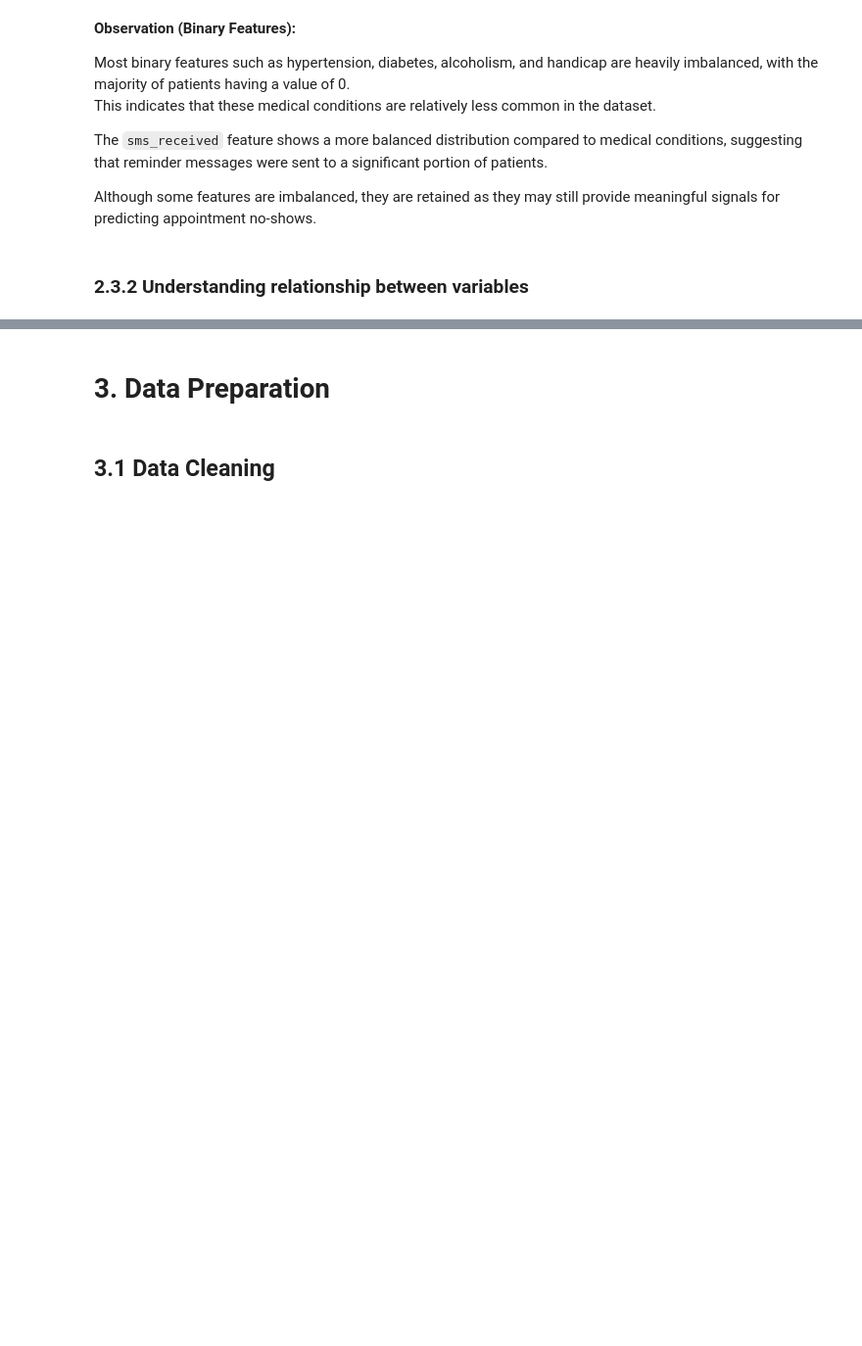
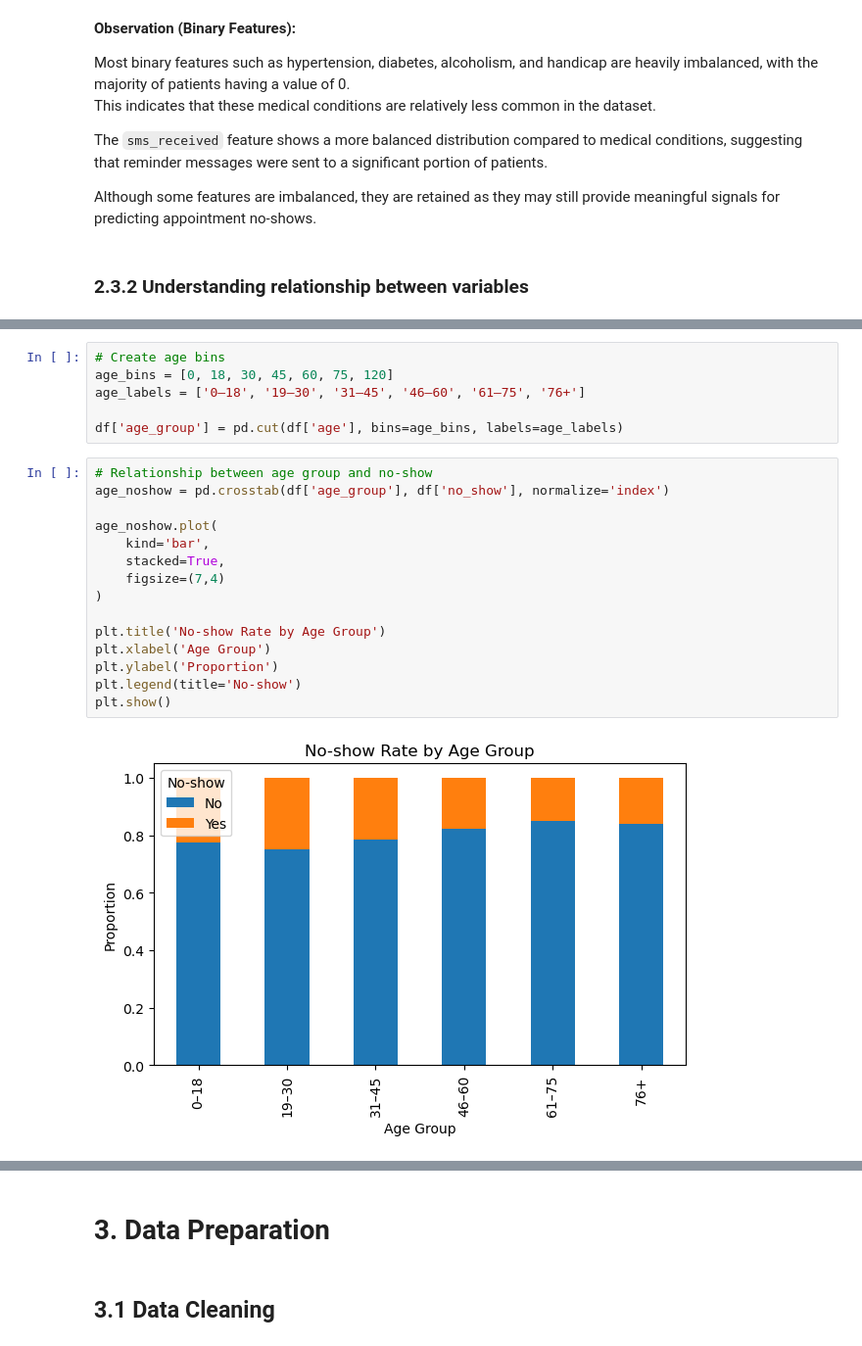
Before and after one commit to 2400024B/Hospital-Appointment-No-Show-MLDP, a Jupyter notebook: notebook/2400024B_hospital_no_show_analysis.ipynb, the cells around one changed output, grey strips where cells are left out. Shown at 98% size. Drawn from its saved outputs; the diff is of its cells as text; blank space fills up the shorter version.

```diff
--- a/notebook/2400024B_hospital_no_show_analysis.ipynb
+++ b/notebook/2400024B_hospital_no_show_analysis.ipynb
@@ -320,0 +390,23 @@ Although some features are imbalanced, they are retained as they may still provi
+# %%
+# Create age bins
+age_bins = [0, 18, 30, 45, 60, 75, 120]
+age_labels = ['0–18', '19–30', '31–45', '46–60', '61–75', '76+']
+
+df['age_group'] = pd.cut(df['age'], bins=age_bins, labels=age_labels)
+# %%
+# Relationship between age group and no-show
+age_noshow = pd.crosstab(df['age_group'], df['no_show'], normalize='index')
+
+age_noshow.plot(
+    kind='bar',
+    stacked=True,
+    figsize=(7,4)
+)
+
+plt.title('No-show Rate by Age Group')
+plt.xlabel('Age Group')
+plt.ylabel('Proportion')
+plt.legend(title='No-show')
+plt.show()
+# %% [output]
+[figure, added]
```
Also changed, not shown: parts of 9 cells of this notebook.
